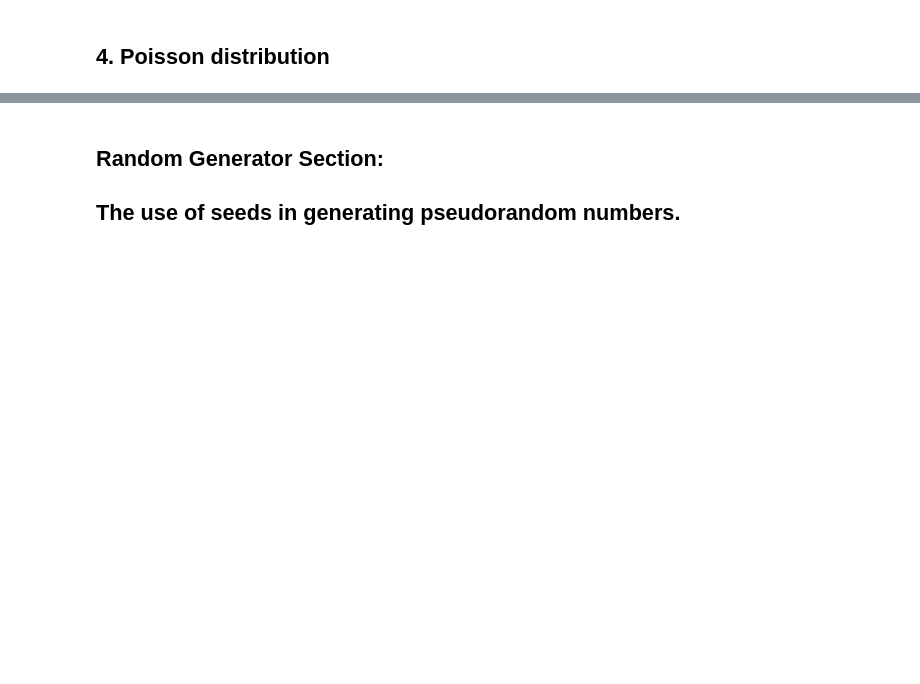
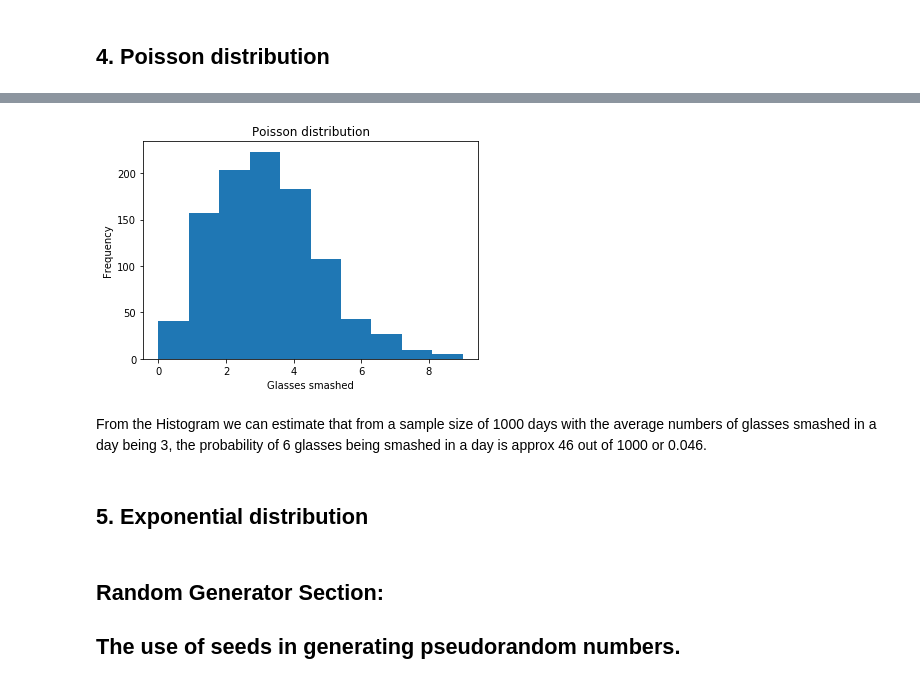
Before and after one commit to JulianConneely/Programming-for-Data-Analysis-Practical-Assignment, a Jupyter notebook: Numpy.Random package Analysis.ipynb, the cells around one changed output, grey strips where cells are left out. Saved outputs shown, nothing was run; the diff lists cells and outputs as text; code cells hidden in the pictures; blank space fills up the shorter version.

Commit message:
added Poisson Distribution

```diff
--- a/Numpy.Random package Analysis.ipynb
+++ b/Numpy.Random package Analysis.ipynb
@@ -300,3 +326,21 @@ Again using our Histogram plot above we can see the distribution with the majori
+# %%
+%matplotlib inline
+import matplotlib.pyplot as plt
+
+poisson = np.random.poisson(3, 1000)
+
+plt.hist (poisson)
+plt.ylabel('Frequency')
+plt.xlabel('Glasses smashed')
+plt.title('Poisson distribution')
+
+plt.show()
+# %% [output]
+[figure, added]
+# %% [markdown]
+From the Histogram we can estimate that from a sample size of 1000 days with the average numbers of glasses smashed in a day being 3, the probability of 6 glasses being smashed in a day is approx 46 out of 1000 or 0.046.
+# %% [markdown]
+## 5. Exponential distribution
 # %% [markdown]
 ## Random Generator Section:
 ## The use of seeds in generating pseudorandom numbers.
```
Also changed, not shown: parts of 3 cells of this notebook.
